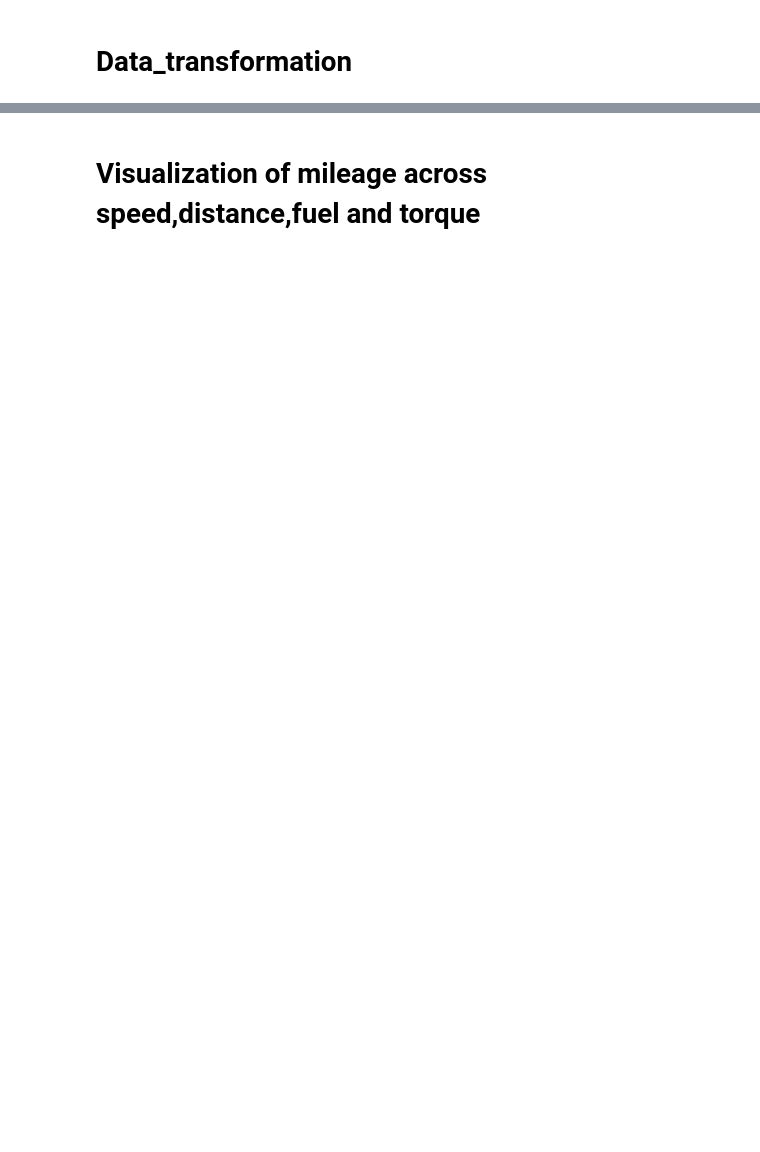
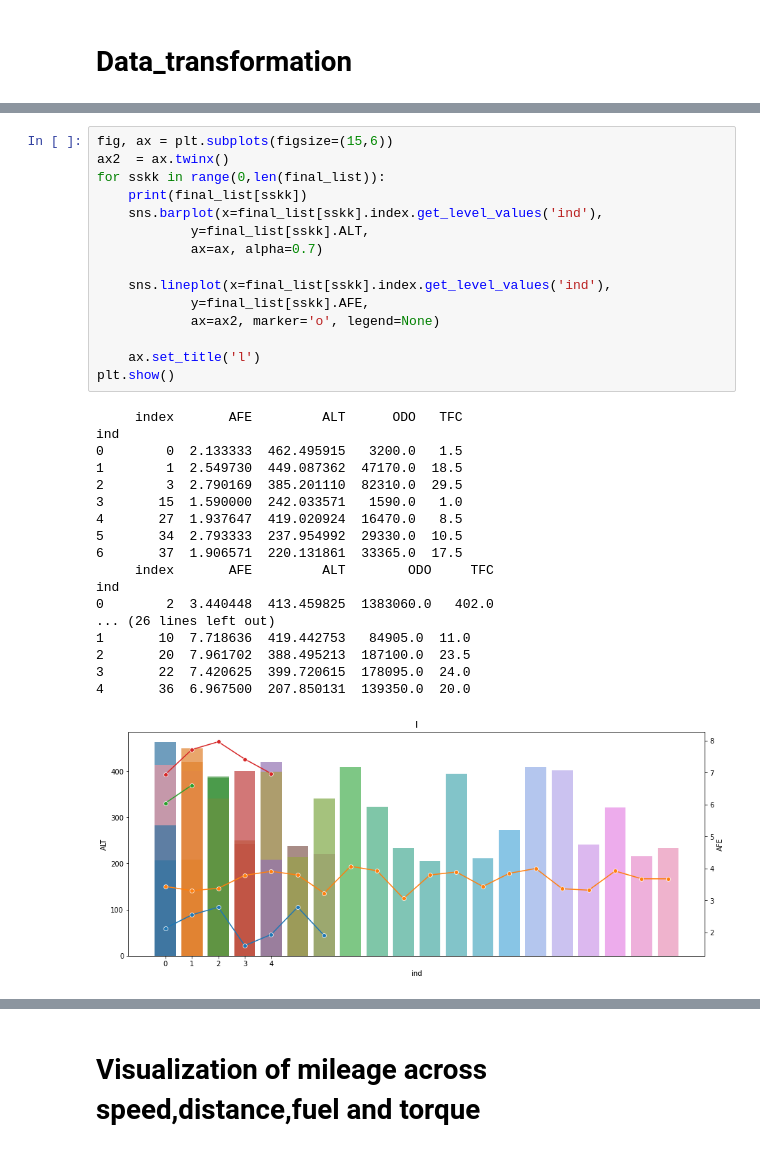
Before and after one commit to sarath96kumarh/tneb, a Jupyter notebook: Mileage_prediction_jupyternotebook.ipynb, the cells around one changed output, grey strips where cells are left out. Cells and saved outputs as stored; diff of their text form; blank space fills up the shorter version.

```diff
--- a/Mileage_prediction_jupyternotebook.ipynb
+++ b/Mileage_prediction_jupyternotebook.ipynb
@@ -303,0 +194,34 @@ maxx.to_csv('delet.csv')
+# %%
+fig, ax = plt.subplots(figsize=(15,6))
+ax2  = ax.twinx()
+for sskk in range(0,len(final_list)):
+    print(final_list[sskk])
+    sns.barplot(x=final_list[sskk].index.get_level_values('ind'),
+            y=final_list[sskk].ALT,
+            ax=ax, alpha=0.7)
+
+    sns.lineplot(x=final_list[sskk].index.get_level_values('ind'),
+            y=final_list[sskk].AFE,
+            ax=ax2, marker='o', legend=None)
+
+    ax.set_title('l')
+plt.show()
+# %% [output]
+     index       AFE         ALT      ODO   TFC
+ind
+0        0  2.133333  462.495915   3200.0   1.5
+1        1  2.549730  449.087362  47170.0  18.5
+2        3  2.790169  385.201110  82310.0  29.5
+3       15  1.590000  242.033571   1590.0   1.0
+4       27  1.937647  419.020924  16470.0   8.5
+5       34  2.793333  237.954992  29330.0  10.5
+6       37  1.906571  220.131861  33365.0  17.5
+     index       AFE         ALT        ODO     TFC
+ind
+0        2  3.440448  413.459825  1383060.0   402.0
+... (26 lines left out)
+1       10  7.718636  419.442753   84905.0  11.0
+2       20  7.961702  388.495213  187100.0  23.5
+3       22  7.420625  399.720615  178095.0  24.0
+4       36  6.967500  207.850131  139350.0  20.0
+[figure, added]
```
Also changed, not shown: parts of 18 cells of this notebook.
